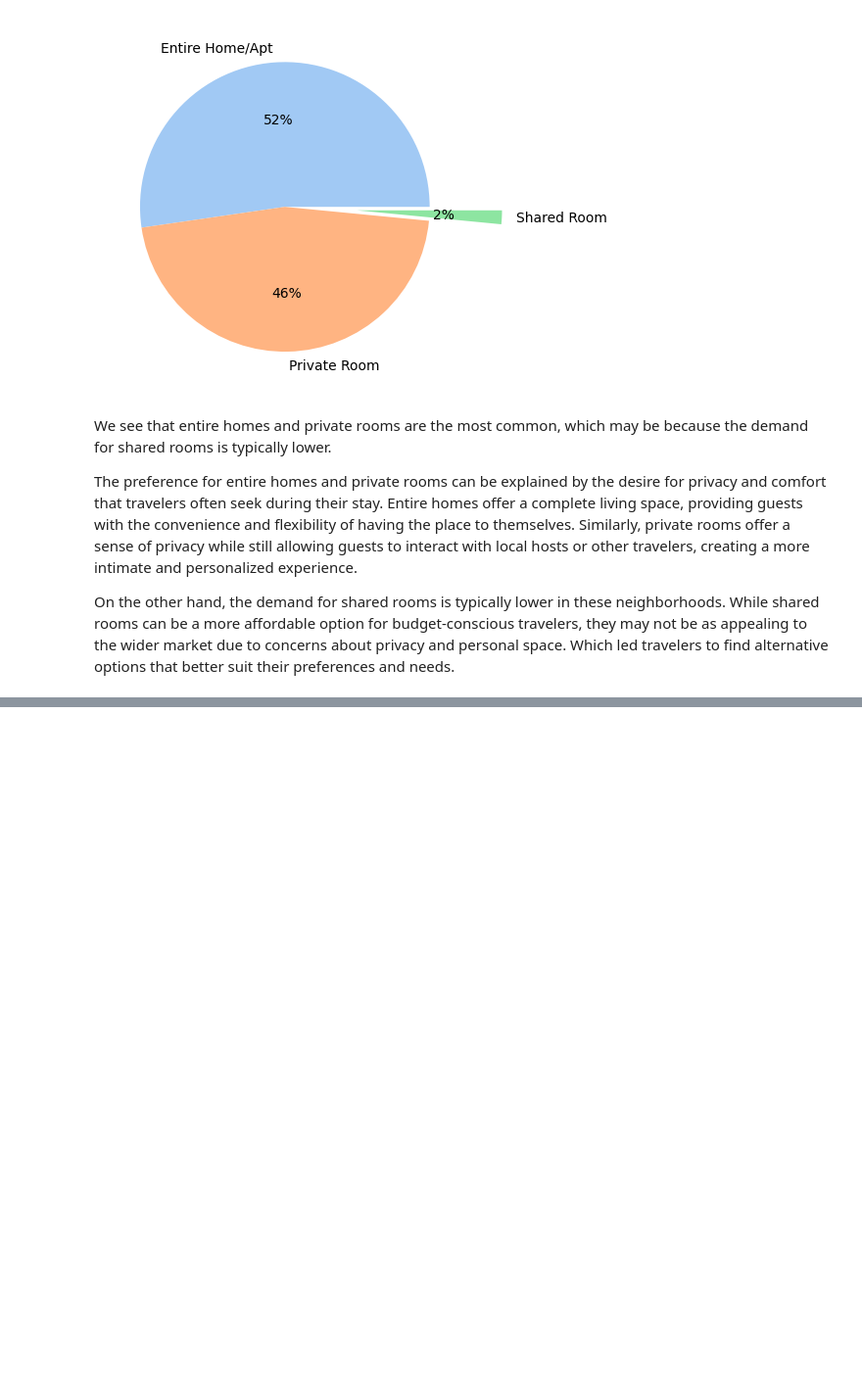
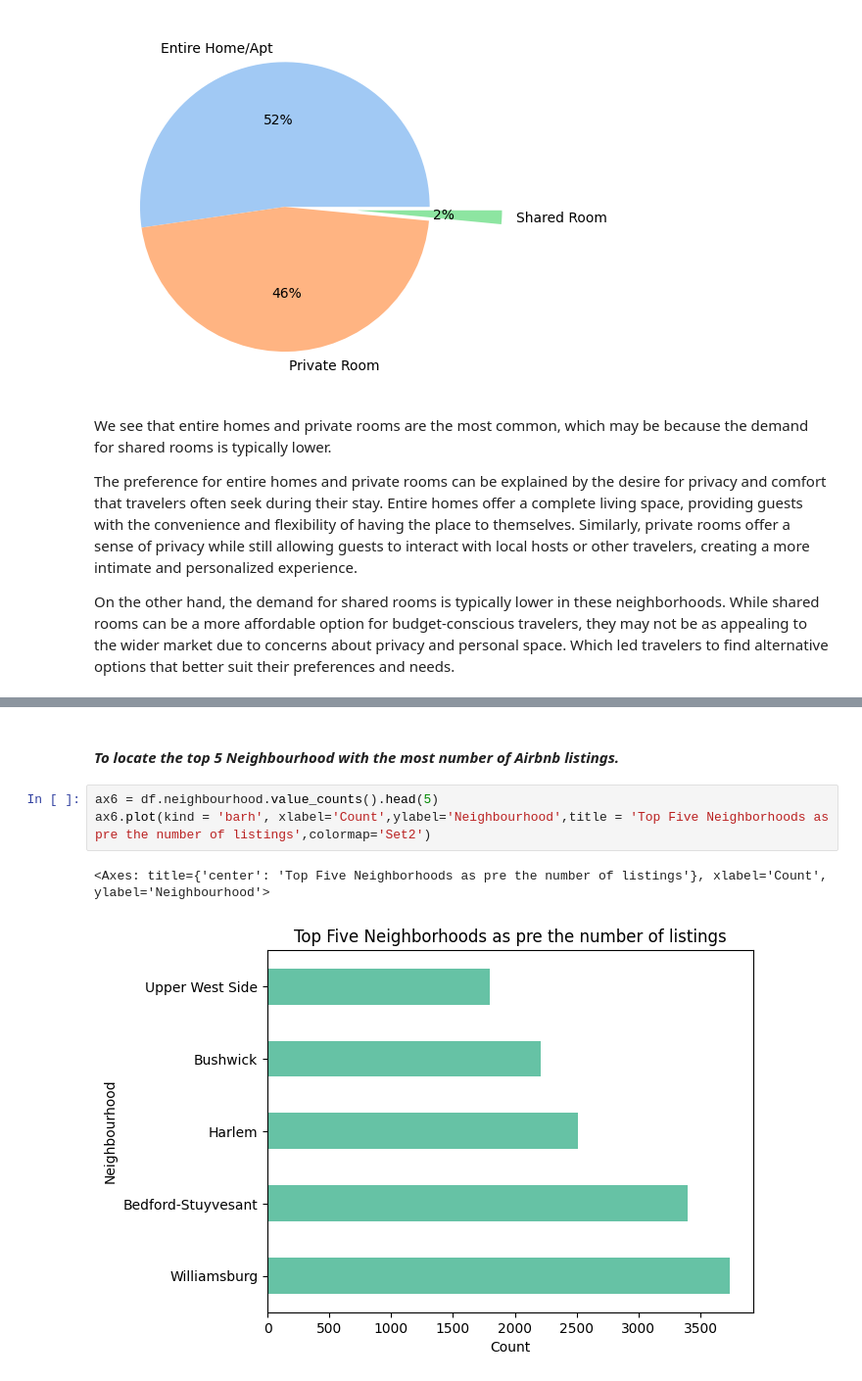
Before and after one commit to Nilaadri/Projects, a Jupyter notebook: NYC_Airbnb_Exploratory_Data_Analysis.ipynb, the cells around one changed output, grey strips where cells are left out. Shown at 98% size. Drawn from its saved outputs; the diff is of its cells as text; blank space fills up the shorter version.

```diff
--- a/NYC_Airbnb_Exploratory_Data_Analysis.ipynb
+++ b/NYC_Airbnb_Exploratory_Data_Analysis.ipynb
@@ -367,0 +403,8 @@ On the other hand, the demand for shared rooms is typically lower in these neigh
+# %% [markdown]
+#### *To locate the top 5 Neighbourhood with the most number of Airbnb listings.*
+# %%
+ax6 = df.neighbourhood.value_counts().head(5)
+ax6.plot(kind = 'barh', xlabel='Count',ylabel='Neighbourhood',title = 'Top Five Neighborhoods as pre the number of listings',colormap='Set2')
+# %% [output]
+<Axes: title={'center': 'Top Five Neighborhoods as pre the number of listings'}, xlabel='Count', ylabel='Neighbourhood'>
+[figure, added]
```
Also changed, not shown: parts of 30 cells of this notebook.
